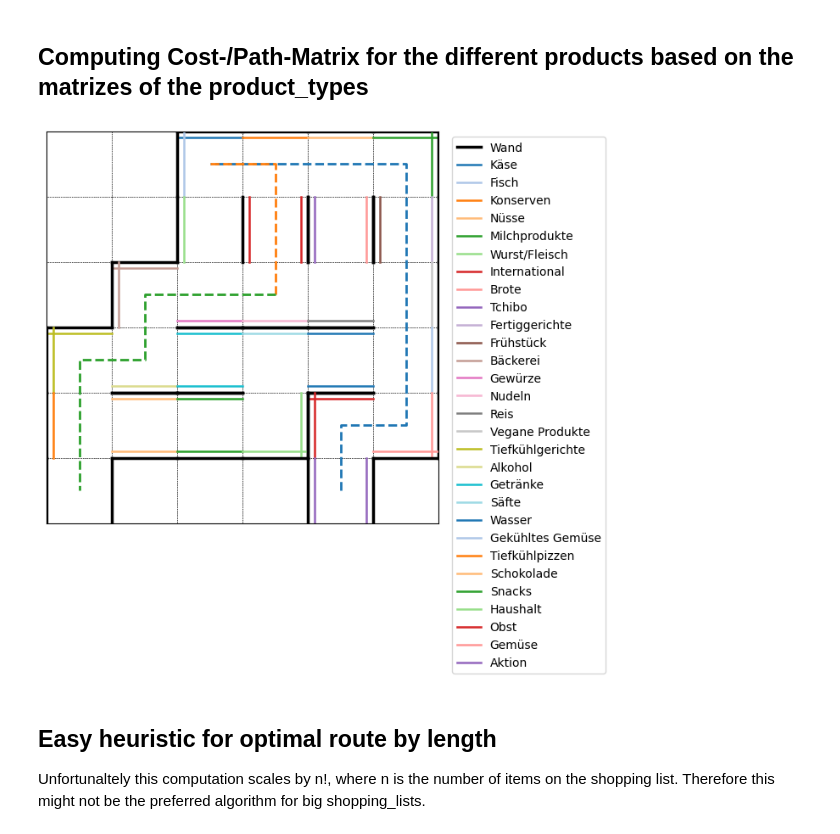
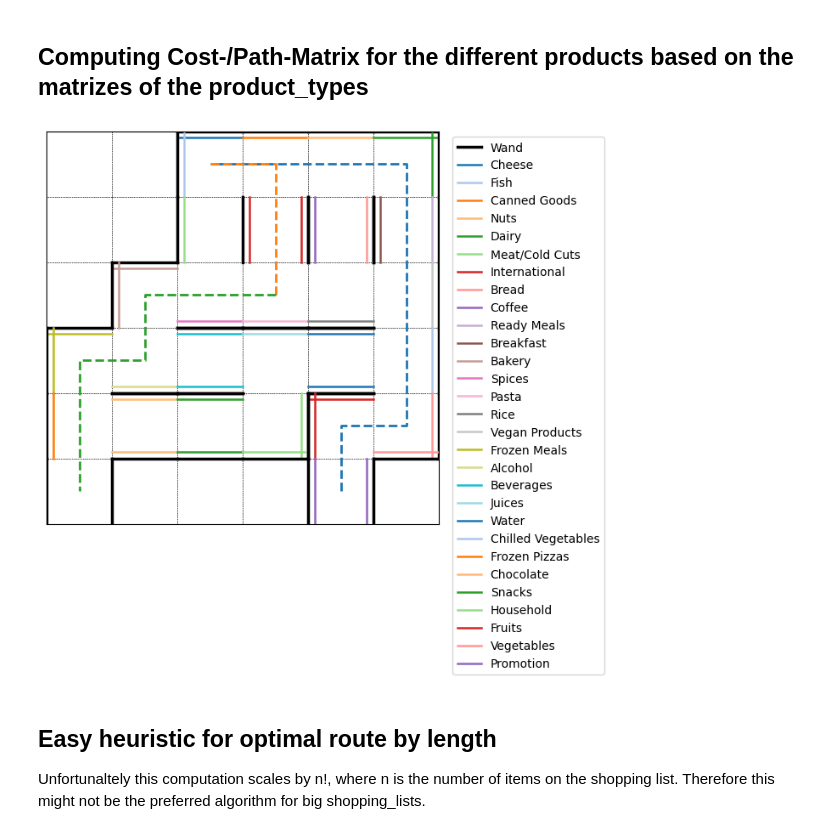
Before and after one commit to mangam-02/supermarket-route-optimizer, a Jupyter notebook: src/main.ipynb, the cells around one changed output. Saved outputs shown, nothing was run; the diff lists cells and outputs as text; code cells hidden in the pictures.

```diff
--- a/src/main.ipynb
+++ b/src/main.ipynb
@@ -1,3 +1,4 @@
 # %%
 from supermarket import Grid
-grid = Grid("grid.txt")
+grid = Grid("grid_eng.txt")
+grid.plot(saving_path="empty_grid.jpg")
@@ -90,7 +93,7 @@ def compute_optimal_trajectories(grid:Grid, start_cell, end_cell):
                 #print(product_start, product_end, cost)
     return product_type_cost_matrix, product_type_path_matrix, product_type_indizes
 
-product_type_cost_matrix, product_type_path_matrix, product_type_indizes = compute_optimal_trajectories(grid, (5,4), (5,0))
+J_product_category, P_product_category, product_type_indizes = compute_optimal_trajectories(grid, (5,4), (5,0))
 # %% [markdown]
 ## Computing Cost-/Path-Matrix for the different products based on the matrizes of the product_types
 # %%
@@ -126,39 +129,48 @@ def create_product_cost_path_matrix(shopping_list, product_type_cost_matrix, pro
         shopping_list["end"] = "end"
 
     number_of_products = len(shopping_list)
     product_cost_matrix = np.empty((number_of_products, number_of_products), dtype=object)
     product_path_matrix = np.empty((number_of_products, number_of_products), dtype=object)
 
     # Create a mapping from shopping list item names to their indices in the matrices.
     product_indizes = {}
     i = 0
     for product in shopping_list:
         product_indizes[product] = i
         i += 1
 
     for product_start, product_type_start in shopping_list.items():
         for product_end, product_type_end in shopping_list.items():
             i_product_start = product_indizes[product_start]
             i_product_end = product_indizes[product_end]
             i_product_type_start = product_type_indizes[product_type_start]
             i_product_type_end = product_type_indizes[product_type_end]
             product_cost_matrix[i_product_start, i_product_end] = product_type_cost_matrix[i_product_type_start, i_product_type_end]
             product_path_matrix[i_product_start, i_product_end] = product_type_path_matrix[i_product_type_start, i_product_type_end]
     return product_cost_matrix, product_path_matrix, product_indizes
 
+# shopping_list = {
+#     "Cheddar": "Käse",
+#     "Cashews": "Nüsse",
+#     "Penne": "Nudeln",
+#     "Pizza": "Tiefkühlgerichte",
+#     "Bandnudeln": "Nudeln",
+#     "Blumen": "Aktion"
+# }
 shopping_list = {
-    "Cheddar": "Käse",
-    "Cashews": "Nüsse",
-    "Penne": "Nudeln",
-    "Pizza": "Tiefkühlgerichte",
-    "Bandnudeln": "Nudeln",
-    "Blumen": "Aktion"
+    "Cheddar": "Cheese",
+    "Cashews": "Nuts",
+    "Penne": "Pasta",
+    "Pizza": "Frozen Meals",
+    "Bandnudeln": "Pasta",
+    "Blumen": "Promotion"
 }
-product_cost_matrix, product_path_matrix, product_indizes = create_product_cost_path_matrix(shopping_list, product_type_cost_matrix, product_type_path_matrix, product_type_indizes)
+
+J_product, P_product, product_indizes = create_product_cost_path_matrix(shopping_list, J_product_category, P_product_category, product_type_indizes)
 
 #path = ("Penne", "Blumen")
 #print(f"Path from {path[0]} to {path[1]}")
 #plot_grid(grid, [product_path_matrix[product_indizes[path[0]], product_indizes[path[1]]]])
-grid.plot([product_path_matrix[0, 1], product_path_matrix[1, 3], product_path_matrix[3, 7]], saving_path="path.jpg")
+grid.plot([P_product[0, 1], P_product[1, 3], P_product[3, 7]], saving_path="grid_with_path.jpg")
 # %% [output]
-[figure, old version]
+[figure, new version]
```
Also changed, not shown: parts of 11 cells of this notebook, 5 other files.
